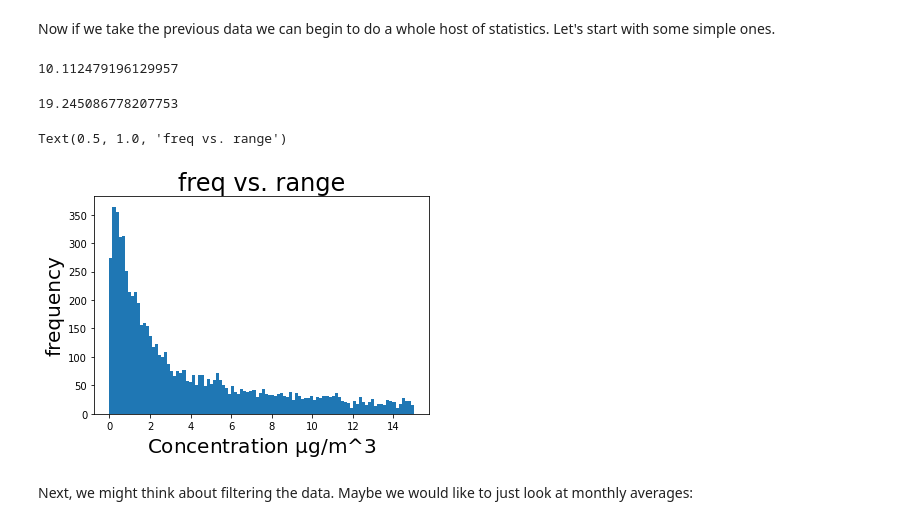
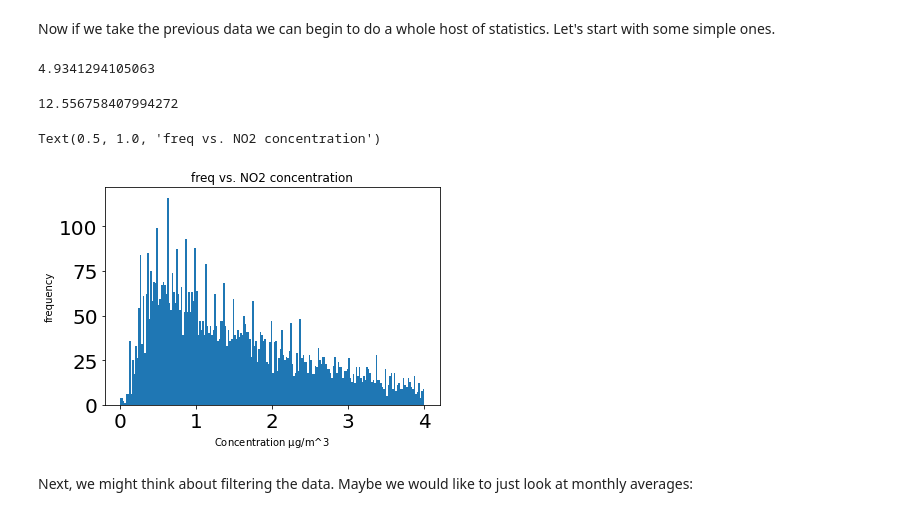
Before and after one commit to flowonthegoliv/ENVS666, a Jupyter notebook: Tutorial_1.ipynb, the cells around one changed output. Drawn from its saved outputs; the diff is of its cells as text; code cells hidden in the pictures.

```diff
--- a/Tutorial_1.ipynb
+++ b/Tutorial_1.ipynb
@@ -431,4 +446,4 @@ From here on you will be able to apply the same codes to any of the datasets. Th
 # %%
 #Here we will randomly select a place
 time = df['Date & Time'].array # here we read the date and time
-data = df['London Hillingdon'].array.to_numpy() # we can choose any place based on the location you can see we use .array.to_numpy() to make this into a set of numbers
+data = df['Sheffield Devonshire Green'].array.to_numpy() # we can choose any place based on the location you can see we use .array.to_numpy() to make this into a set of numbers
@@ -465,22 +484,22 @@ import numpy as np
 average = np.nanmean(data) #here we use nanmean to ignore all the points which have been missed
 print(average)
 # %% [output]
-10.112479196129957
+4.9341294105063
 # %%
 #calculating the standard deviation
 std = np.nanstd(data)
 print(std)
 # %% [output]
-19.245086778207753
+12.556758407994272
 # %%
 # now we can plot the histogram
-counts, bins, bars = plt.hist(data,bins=100,range=[0,15]) #here we can set the number of bins and the ranges
+counts, bins, bars = plt.hist(data,bins=200,range=[0,4]) #here we can set the number of bins and the ranges
 plt.ylabel('frequency')
 plt.xlabel('Concentration µg/m^$3$')
 plt.title('freq vs. NO2 concentration')
 # %% [output]
-Text(0.5, 1.0, 'freq vs. range')
+Text(0.5, 1.0, 'freq vs. NO2 concentration')
-[figure, old version]
+[figure, new version]
 # %% [markdown]
 Next, we might think about filtering the data. Maybe we would like to just look at monthly averages:
 # %%
```
Also changed, not shown: parts of 8 cells of this notebook.
